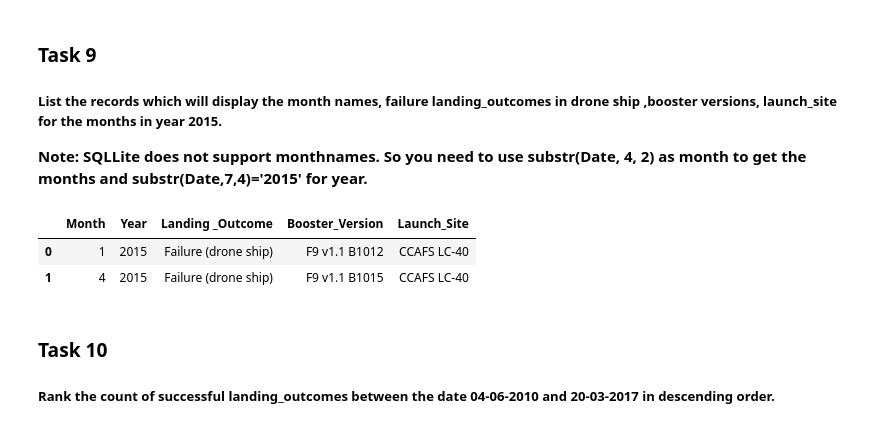
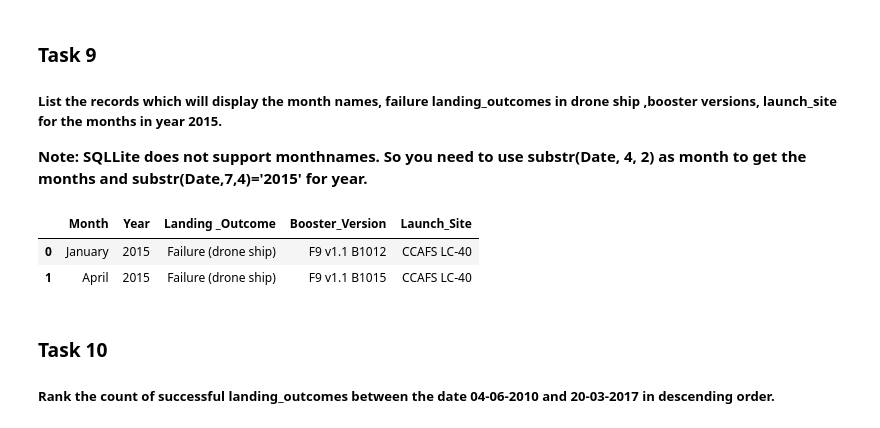
Before and after one commit to LeonardoPalaciosPando1996/Data-Science-specialization, a Jupyter notebook: Applied Data Science Capstone/jupyter-labs-eda-sql-coursera_sqlserver.ipynb, the cells around one changed output. Drawn from its saved outputs; the diff is of its cells as text; code cells hidden in the pictures.

```diff
--- a/Applied Data Science Capstone/jupyter-labs-eda-sql-coursera_sqlserver.ipynb
+++ b/Applied Data Science Capstone/jupyter-labs-eda-sql-coursera_sqlserver.ipynb
@@ -316,20 +316,20 @@ pd.DataFrame(df8)
 # %%
 query='''
 
-select month(CONVERT(date, Date,103)) as Month,year(CONVERT(date, Date,103)) as Year,[Landing _Outcome],
+select datename(month,CONVERT(date, Date,103)) as Month,year(CONVERT(date, Date,103)) as Year,[Landing _Outcome],
 Booster_Version,Launch_Site from SPACEXTBL
 where ([Landing _Outcome] ='Failure (drone ship)')
 and year(CONVERT(date, Date,103))=2015
 
 '''
 
 cursor.execute(query)
 df9 = cursor.fetchall()
 pd.DataFrame(df9)
 # %% [output]
 |  | Month | Year | Landing _Outcome | Booster_Version | Launch_Site |
-| 0 | 1 | 2015 | Failure (drone ship) | F9 v1.1 B1012 | CCAFS LC-40 |
-| 1 | 4 | 2015 | Failure (drone ship) | F9 v1.1 B1015 | CCAFS LC-40 |
+| 0 | January | 2015 | Failure (drone ship) | F9 v1.1 B1012 | CCAFS LC-40 |
+| 1 | April | 2015 | Failure (drone ship) | F9 v1.1 B1015 | CCAFS LC-40 |
 # %% [markdown]
 ### Task 10
 
```
Also changed, not shown: parts of 3 cells of this notebook.
